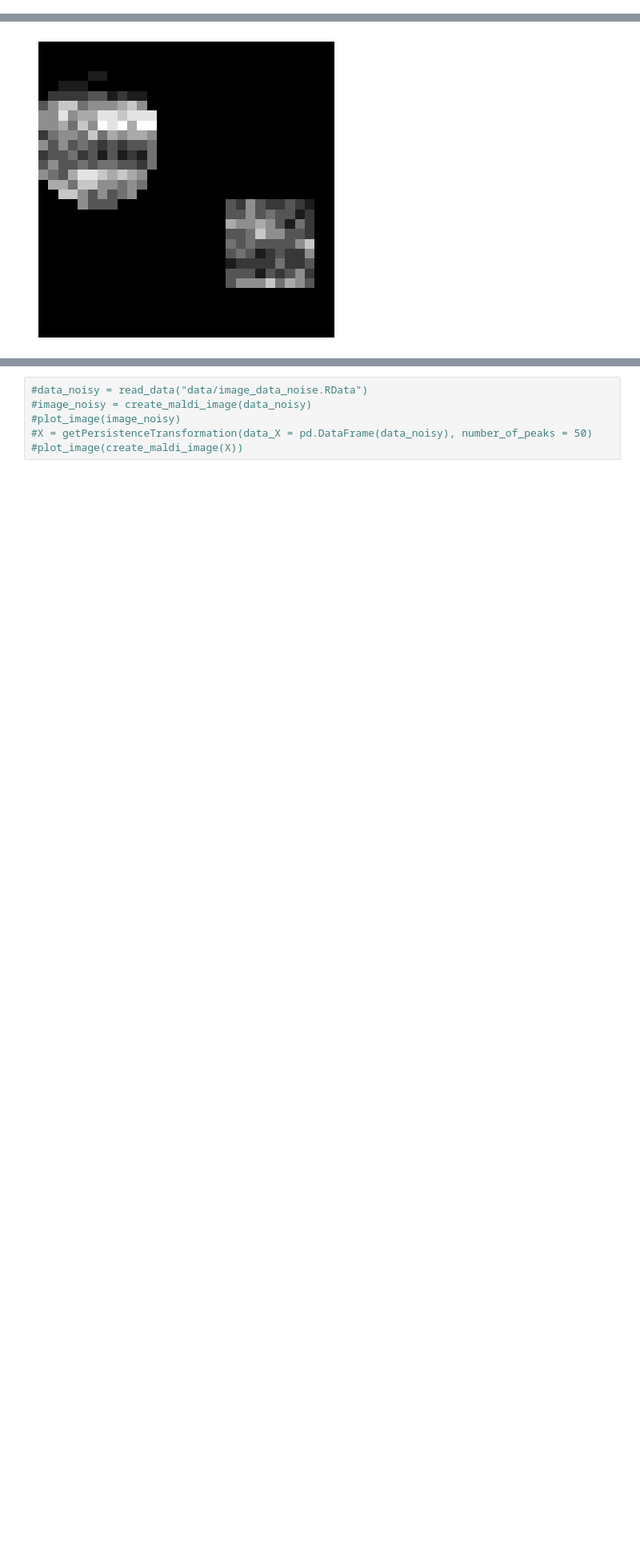
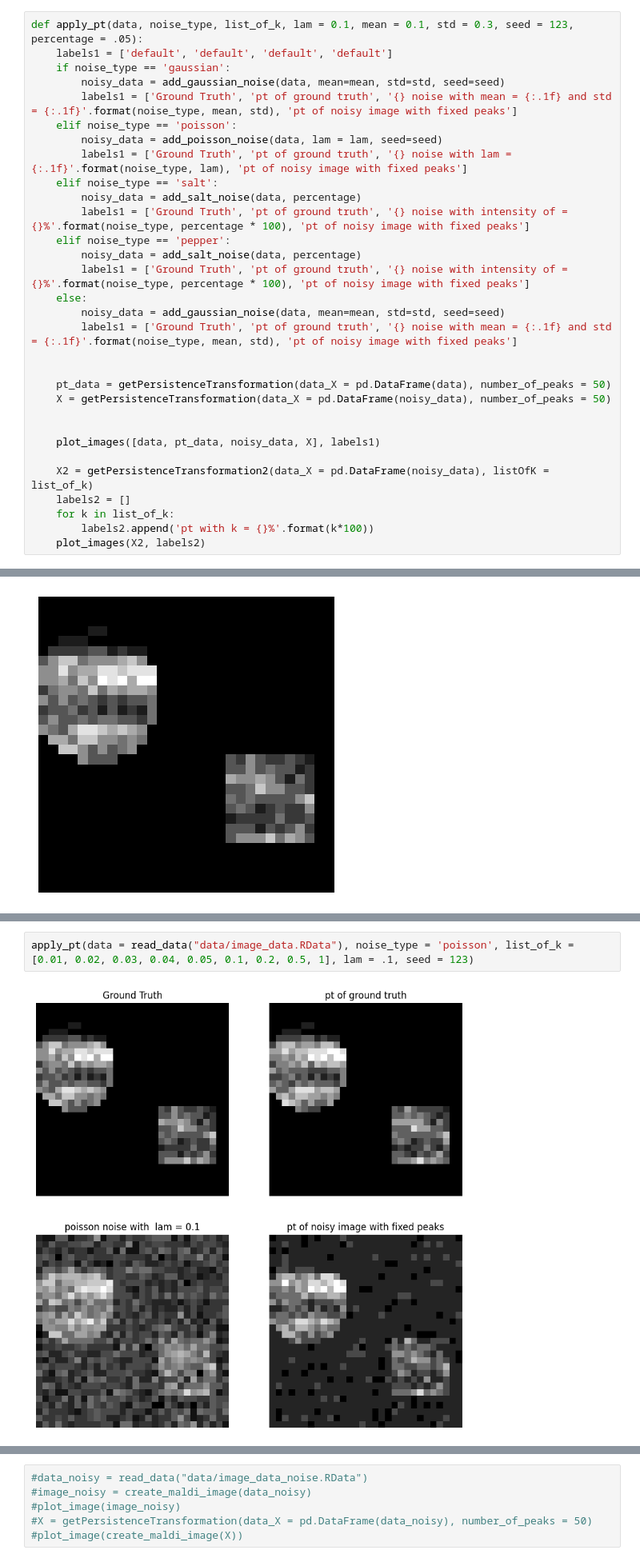
Before and after one commit to klailag/SupervisedTDAMethodForMALDI, a Jupyter notebook: Paper revision/simulation from r.ipynb, the cells around one changed output, grey strips where cells are left out. Shown: that part at 80% size. Saved outputs shown, nothing was run; the diff lists cells and outputs as text; blank space fills up the shorter version.

Commit message:
added poisson noice, and some trys for salt and pepper noise

```diff
--- a/Paper revision/simulation from r.ipynb
+++ b/Paper revision/simulation from r.ipynb
@@ -201,3 +260,34 @@ def apply_pt(data, mean, std, seed, list_of_k):
+# %%
+def apply_pt(data, noise_type, list_of_k, lam = 0.1, mean = 0.1, std = 0.3, seed = 123, percentage = .05):
+    labels1 = ['default', 'default', 'default', 'default']
+    if noise_type == 'gaussian':
+        noisy_data = add_gaussian_noise(data, mean=mean, std=std, seed=seed)
+        labels1 = ['Ground Truth', 'pt of ground truth', '{} noise with mean = {:.1f} and std = {:.1f}'.format(noise_type, mean, std), 'pt of noisy image with fixed peaks']
+    elif noise_type == 'poisson':
+        noisy_data = add_poisson_noise(data, lam = lam, seed=seed)
+        labels1 = ['Ground Truth', 'pt of ground truth', '{} noise with lam = {:.1f}'.format(noise_type, lam), 'pt of noisy image with fixed peaks']
+    elif noise_type == 'salt':
+        noisy_data = add_salt_noise(data, percentage)
+        labels1 = ['Ground Truth', 'pt of ground truth', '{} noise with intensity of = {}%'.format(noise_type, percentage * 100), 'pt of noisy image with fixed peaks']
+    elif noise_type == 'pepper':
+        noisy_data = add_salt_noise(data, percentage)
+        labels1 = ['Ground Truth', 'pt of ground truth', '{} noise with intensity of = {}%'.format(noise_type, percentage * 100), 'pt of noisy image with fixed peaks']
+    else:
+        noisy_data = add_gaussian_noise(data, mean=mean, std=std, seed=seed)
+        labels1 = ['Ground Truth', 'pt of ground truth', '{} noise with mean = {:.1f} and std = {:.1f}'.format(noise_type, mean, std), 'pt of noisy image with fixed peaks']
+
+
+    pt_data = getPersistenceTransformation(data_X = pd.DataFrame(data), number_of_peaks = 50)
+    X = getPersistenceTransformation(data_X = pd.DataFrame(noisy_data), number_of_peaks = 50)
+
+
+    plot_images([data, pt_data, noisy_data, X], labels1)
+
+    X2 = getPersistenceTransformation2(data_X = pd.DataFrame(noisy_data), listOfK = list_of_k)
+    labels2 = []
+    for k in list_of_k:
+        labels2.append('pt with k = {}%'.format(k*100))
+    plot_images(X2, labels2)
 # %%
 data = read_data("data/image_data.RData")
 image = create_maldi_image(data)
@@ -216,0 +307,4 @@ apply_pt(data = read_data("data/image_data.RData"), mean = 0.1, std = 0.3, seed
+# %%
+apply_pt(data = read_data("data/image_data.RData"), noise_type = 'poisson', list_of_k = [0.01, 0.02, 0.03, 0.04, 0.05, 0.1, 0.2, 0.5, 1], lam = .1, seed = 123)
+# %% [output]
+[figure, added]
```
Also changed, not shown: parts of 14 cells of this notebook.
